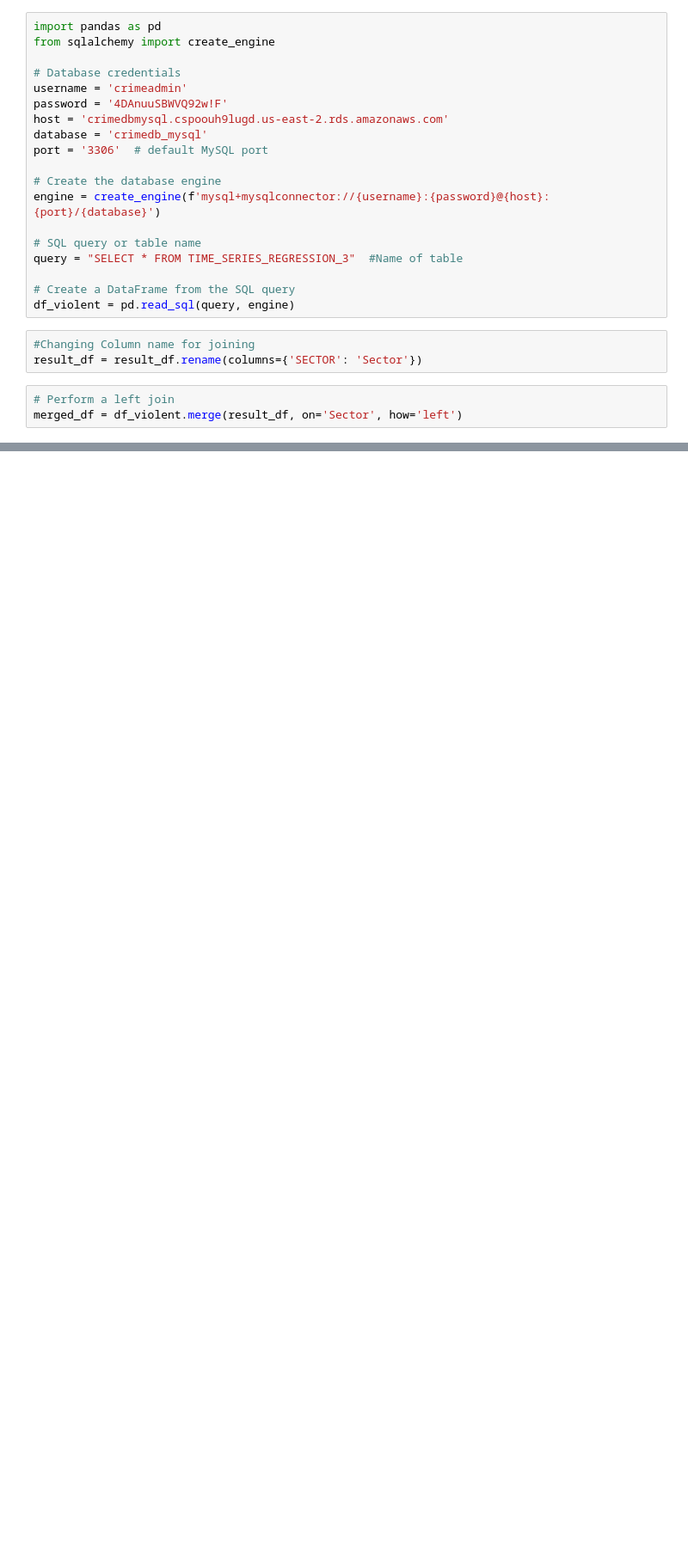
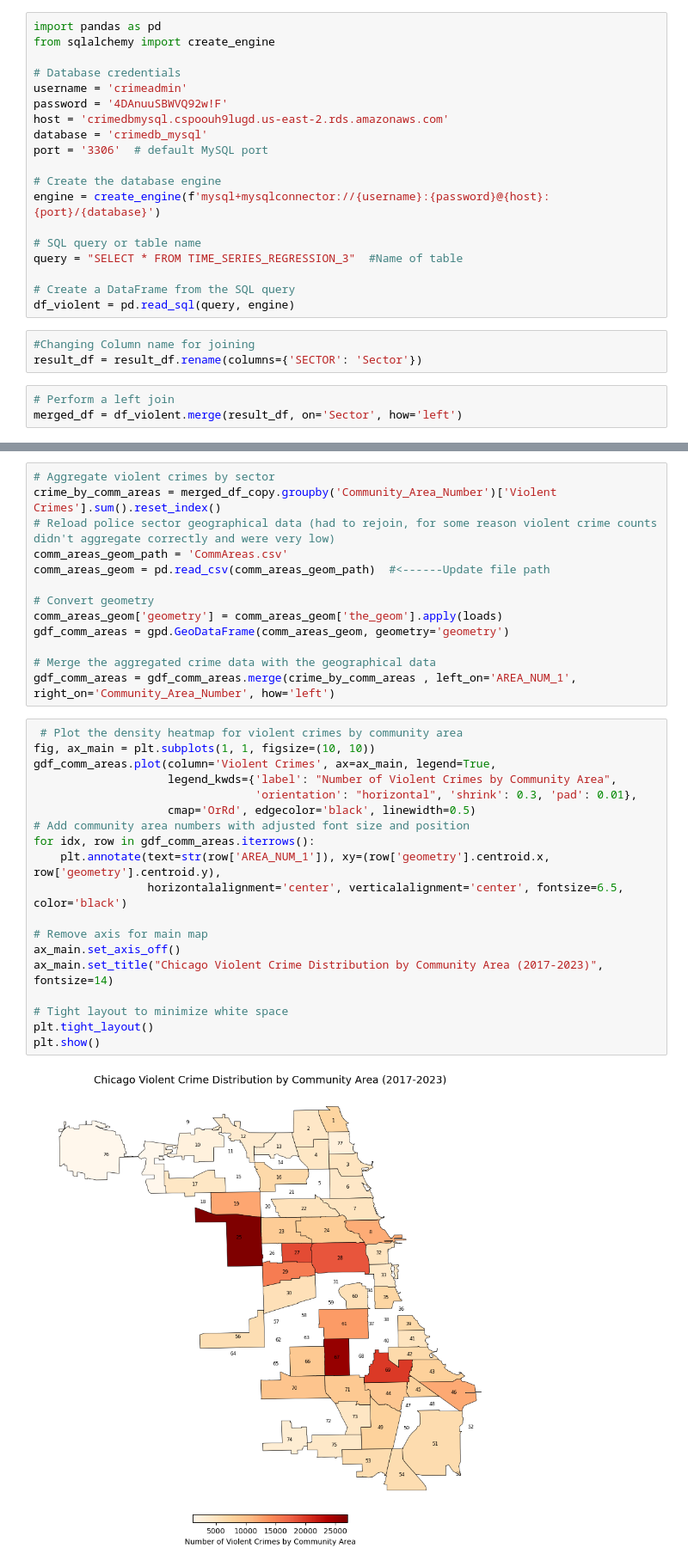
Before and after one commit to echestnut22/Crime-Analysis, a Jupyter notebook: Regression Model Notebooks/Community-Areas-to-Sectors.ipynb, the cells around one changed output, grey strips where cells are left out. Shown at 86% size. Cells and saved outputs as stored; diff of their text form; blank space fills up the shorter version.

```diff
--- a/Regression Model Notebooks/Community-Areas-to-Sectors.ipynb
+++ b/Regression Model Notebooks/Community-Areas-to-Sectors.ipynb
@@ -427,0 +460,34 @@ merged_df.head(5)
+# %%
+# Aggregate violent crimes by sector
+crime_by_comm_areas = merged_df_copy.groupby('Community_Area_Number')['Violent Crimes'].sum().reset_index()
+# Reload police sector geographical data (had to rejoin, for some reason violent crime counts didn't aggregate correctly and were very low)
+comm_areas_geom_path = 'CommAreas.csv'
+comm_areas_geom = pd.read_csv(comm_areas_geom_path)  #<------Update file path
+
+# Convert geometry
+comm_areas_geom['geometry'] = comm_areas_geom['the_geom'].apply(loads)
+gdf_comm_areas = gpd.GeoDataFrame(comm_areas_geom, geometry='geometry')
+
+# Merge the aggregated crime data with the geographical data
+gdf_comm_areas = gdf_comm_areas.merge(crime_by_comm_areas , left_on='AREA_NUM_1', right_on='Community_Area_Number', how='left')
+# %%
+ # Plot the density heatmap for violent crimes by community area
+fig, ax_main = plt.subplots(1, 1, figsize=(10, 10))
+gdf_comm_areas.plot(column='Violent Crimes', ax=ax_main, legend=True,
+                    legend_kwds={'label': "Number of Violent Crimes by Community Area",
+                                 'orientation': "horizontal", 'shrink': 0.3, 'pad': 0.01},
+                    cmap='OrRd', edgecolor='black', linewidth=0.5)
+# Add community area numbers with adjusted font size and position
+for idx, row in gdf_comm_areas.iterrows():
+    plt.annotate(text=str(row['AREA_NUM_1']), xy=(row['geometry'].centroid.x, row['geometry'].centroid.y),
+                 horizontalalignment='center', verticalalignment='center', fontsize=6.5, color='black')
+
+# Remove axis for main map
+ax_main.set_axis_off()
+ax_main.set_title("Chicago Violent Crime Distribution by Community Area (2017-2023)", fontsize=14)
+
+# Tight layout to minimize white space
+plt.tight_layout()
+plt.show()
+# %% [output]
+[figure, added]
```
Also changed, not shown: parts of 22 cells of this notebook.
